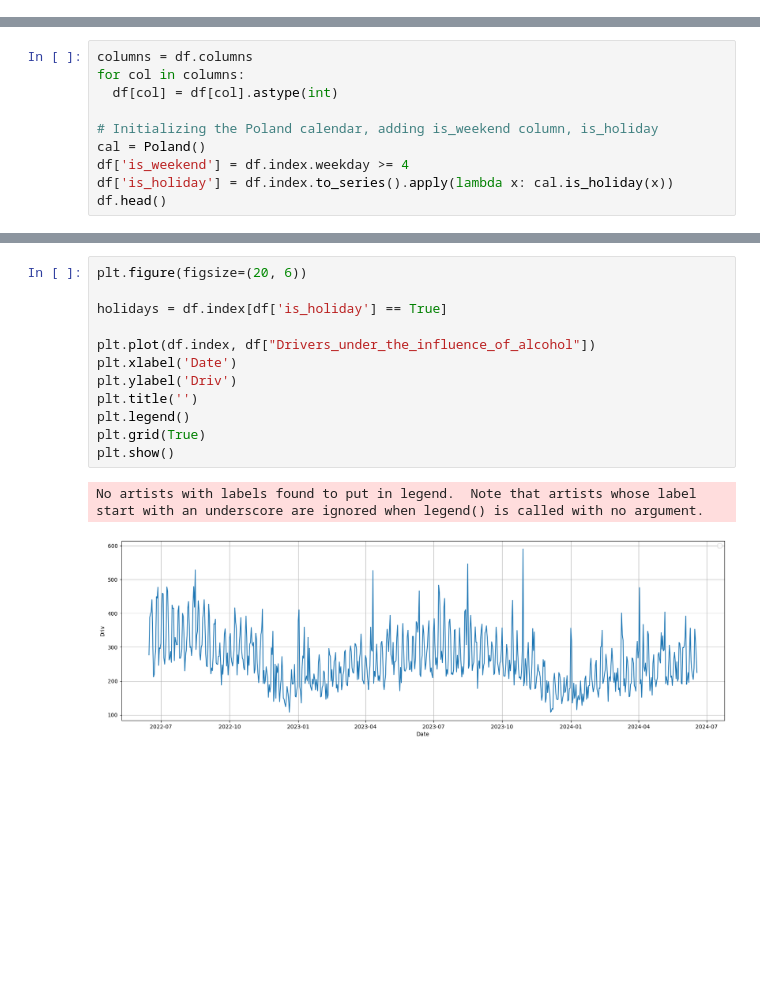
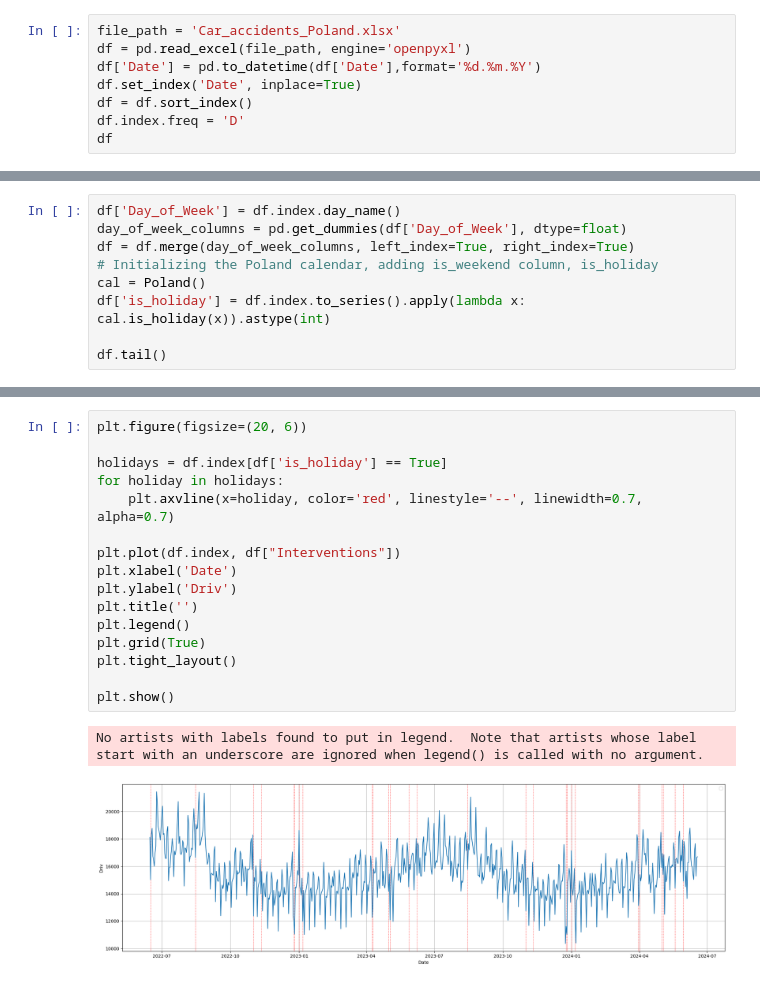
Before and after one commit to AdamKozakowski/Car_accidents_in_Poland_Adam_Kozakowski_Katarzyna_Bocian, a Jupyter notebook: Car_accidents_in_Poland_Adam_Kozakowski_Katarzyna_Bocian.ipynb, the cells around one changed output, grey strips where cells are left out. Drawn from its saved outputs; the diff is of its cells as text; blank space fills up the shorter version.

```diff
--- a/Car_accidents_in_Poland_Adam_Kozakowski_Katarzyna_Bocian.ipynb
+++ b/Car_accidents_in_Poland_Adam_Kozakowski_Katarzyna_Bocian.ipynb
@@ -7,0 +18,8 @@ from workalendar.europe import Poland
+# %%
+file_path = 'Car_accidents_Poland.xlsx'
+df = pd.read_excel(file_path, engine='openpyxl')
+df['Date'] = pd.to_datetime(df['Date'],format='%d.%m.%Y')
+df.set_index('Date', inplace=True)
+df = df.sort_index()
+df.index.freq = 'D'
+df
@@ -7,0 +43,9 @@ from workalendar.europe import Poland
+# %%
+df['Day_of_Week'] = df.index.day_name()
+day_of_week_columns = pd.get_dummies(df['Day_of_Week'], dtype=float)
+df = df.merge(day_of_week_columns, left_index=True, right_index=True)
+# Initializing the Poland calendar, adding is_weekend column, is_holiday
+cal = Poland()
+df['is_holiday'] = df.index.to_series().apply(lambda x: cal.is_holiday(x)).astype(int)
+
+df.tail()
@@ -31,10 +80,0 @@ df
-# %%
-columns = df.columns
-for col in columns:
-  df[col] = df[col].astype(int)
-
-# Initializing the Poland calendar, adding is_weekend column, is_holiday
-cal = Poland()
-df['is_weekend'] = df.index.weekday >= 4
-df['is_holiday'] = df.index.to_series().apply(lambda x: cal.is_holiday(x))
-df.head()
@@ -49,16 +81,20 @@ df.head()
 # %%
 plt.figure(figsize=(20, 6))
 
 holidays = df.index[df['is_holiday'] == True]
+for holiday in holidays:
+    plt.axvline(x=holiday, color='red', linestyle='--', linewidth=0.7, alpha=0.7)
 
-plt.plot(df.index, df["Drivers_under_the_influence_of_alcohol"])
+plt.plot(df.index, df["Interventions"])
 plt.xlabel('Date')
 plt.ylabel('Driv')
 plt.title('')
 plt.legend()
 plt.grid(True)
+plt.tight_layout()
+
 plt.show()
 # %% [output]
 No artists with labels found to put in legend.  Note that artists whose label start with an underscore are ignored when legend() is called with no argument.
-[figure, old version]
+[figure, new version]
 # %%
```
Also changed, not shown: parts of 22 cells of this notebook, 1 other file.
